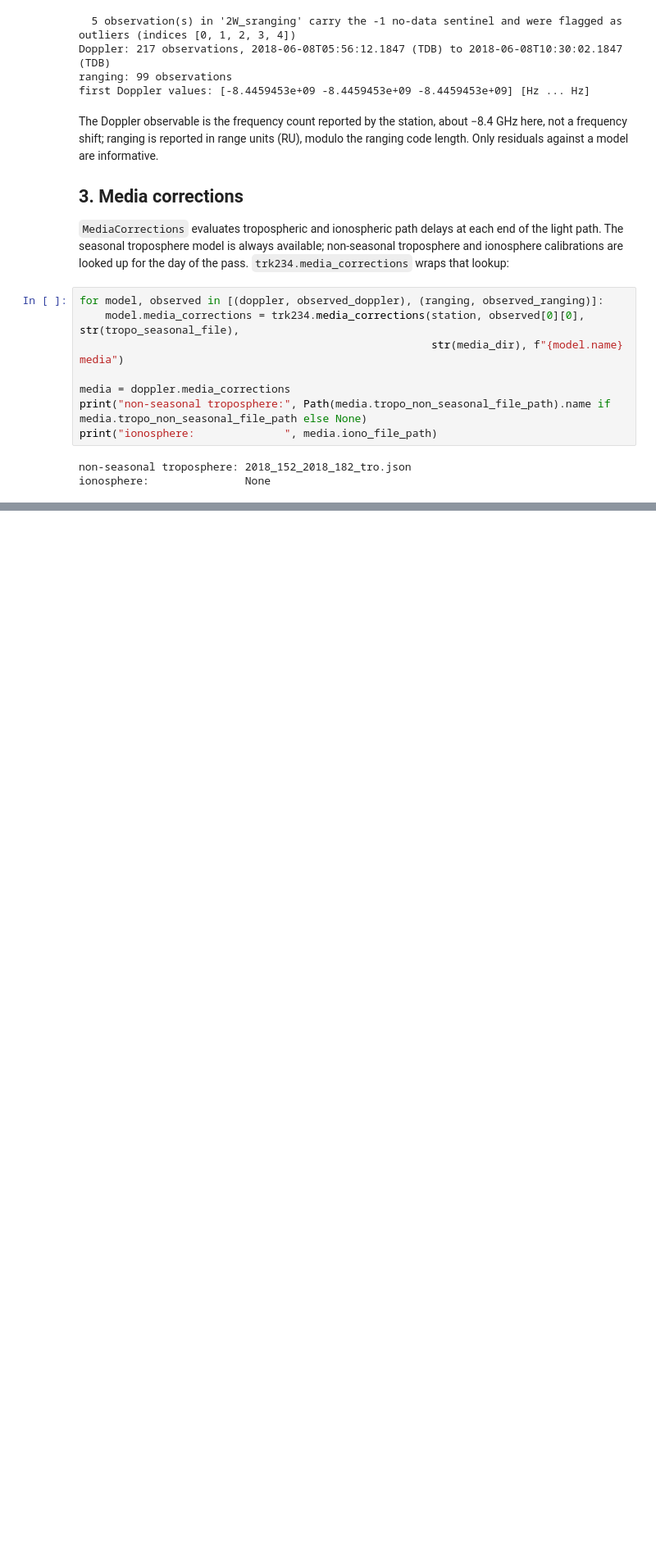
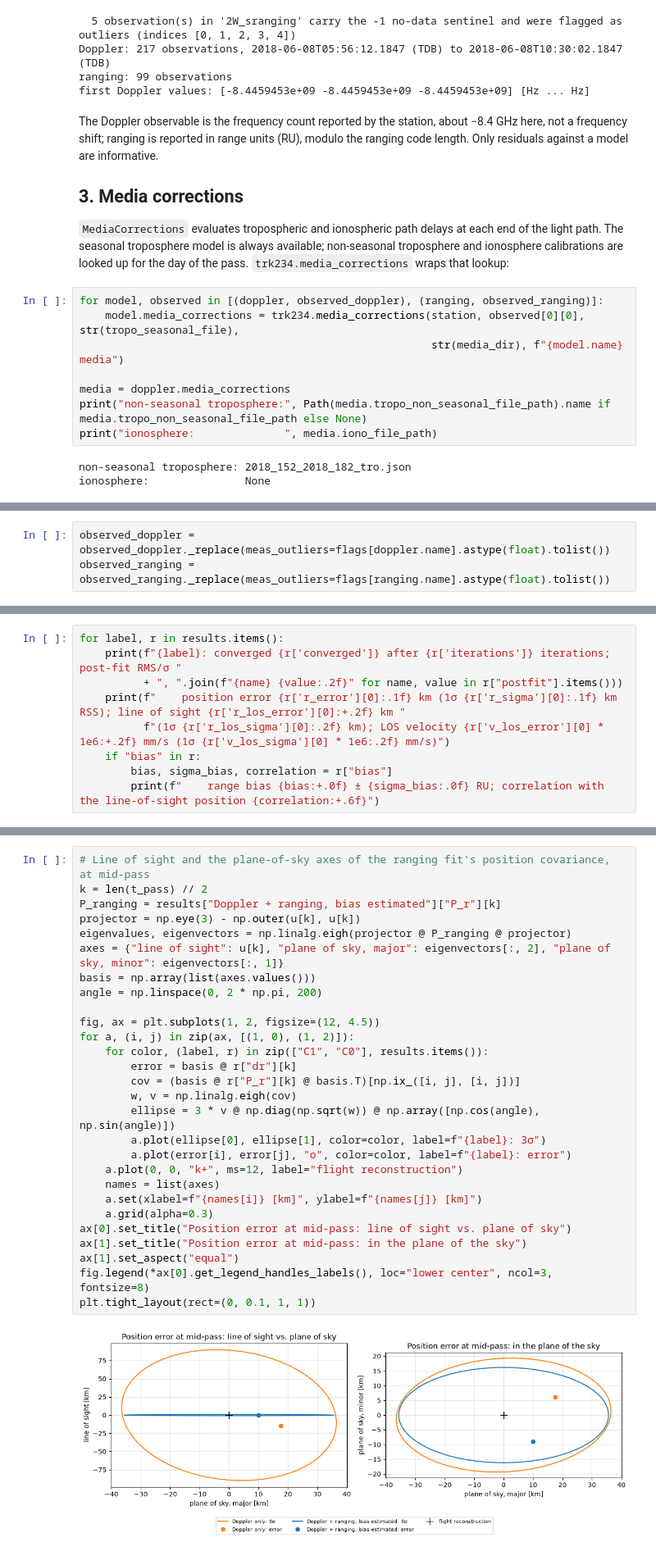
Before and after one commit to CCAR-ORCCA/scarabaeus, a Jupyter notebook: tutorials/v2/09_real_dsn_data.ipynb, the cells around one changed output, grey strips where cells are left out. Shown at 82% size. Saved outputs shown, nothing was run; the diff lists cells and outputs as text; blank space fills up the shorter version.

```diff
--- a/tutorials/v2/09_real_dsn_data.ipynb
+++ b/tutorials/v2/09_real_dsn_data.ipynb
@@ -248,0 +188,3 @@ scb.Plotting.plot_residuals_json(out / "solution.json", iteration="iter_1", kind
+# %%
+observed_doppler = observed_doppler._replace(meas_outliers=flags[doppler.name].astype(float).tolist())
+observed_ranging = observed_ranging._replace(meas_outliers=flags[ranging.name].astype(float).tolist())
@@ -248,0 +270,9 @@ scb.Plotting.plot_residuals_json(out / "solution.json", iteration="iter_1", kind
+# %%
+for label, r in results.items():
+    print(f"{label}: converged {r['converged']} after {r['iterations']} iterations; post-fit RMS/σ "
+          + ", ".join(f"{name} {value:.2f}" for name, value in r["postfit"].items()))
+    print(f"    position error {r['r_error'][0]:.1f} km (1σ {r['r_sigma'][0]:.1f} km RSS); line of sight {r['r_los_error'][0]:+.2f} km "
+          f"(1σ {r['r_los_sigma'][0]:.2f} km); LOS velocity {r['v_los_error'][0] * 1e6:+.2f} mm/s (1σ {r['v_los_sigma'][0] * 1e6:.2f} mm/s)")
+    if "bias" in r:
+        bias, sigma_bias, correlation = r["bias"]
+        print(f"    range bias {bias:+.0f} ± {sigma_bias:.0f} RU; correlation with the line-of-sight position {correlation:+.6f}")
@@ -248,0 +285,30 @@ scb.Plotting.plot_residuals_json(out / "solution.json", iteration="iter_1", kind
+# %%
+# Line of sight and the plane-of-sky axes of the ranging fit's position covariance, at mid-pass
+k = len(t_pass) // 2
+P_ranging = results["Doppler + ranging, bias estimated"]["P_r"][k]
+projector = np.eye(3) - np.outer(u[k], u[k])
+eigenvalues, eigenvectors = np.linalg.eigh(projector @ P_ranging @ projector)
+axes = {"line of sight": u[k], "plane of sky, major": eigenvectors[:, 2], "plane of sky, minor": eigenvectors[:, 1]}
+basis = np.array(list(axes.values()))
+angle = np.linspace(0, 2 * np.pi, 200)
+
+fig, ax = plt.subplots(1, 2, figsize=(12, 4.5))
+for a, (i, j) in zip(ax, [(1, 0), (1, 2)]):
+    for color, (label, r) in zip(["C1", "C0"], results.items()):
+        error = basis @ r["dr"][k]
+        cov = (basis @ r["P_r"][k] @ basis.T)[np.ix_([i, j], [i, j])]
+        w, v = np.linalg.eigh(cov)
+        ellipse = 3 * v @ np.diag(np.sqrt(w)) @ np.array([np.cos(angle), np.sin(angle)])
+        a.plot(ellipse[0], ellipse[1], color=color, label=f"{label}: 3σ")
+        a.plot(error[i], error[j], "o", color=color, label=f"{label}: error")
+    a.plot(0, 0, "k+", ms=12, label="flight reconstruction")
+    names = list(axes)
+    a.set(xlabel=f"{names[i]} [km]", ylabel=f"{names[j]} [km]")
+    a.grid(alpha=0.3)
+ax[0].set_title("Position error at mid-pass: line of sight vs. plane of sky")
+ax[1].set_title("Position error at mid-pass: in the plane of the sky")
+ax[1].set_aspect("equal")
+fig.legend(*ax[0].get_legend_handles_labels(), loc="lower center", ncol=3, fontsize=8)
+plt.tight_layout(rect=(0, 0.1, 1, 1))
+# %% [output]
+[figure, added]
```
Also changed, not shown: parts of 46 cells of this notebook, 6 other files.
